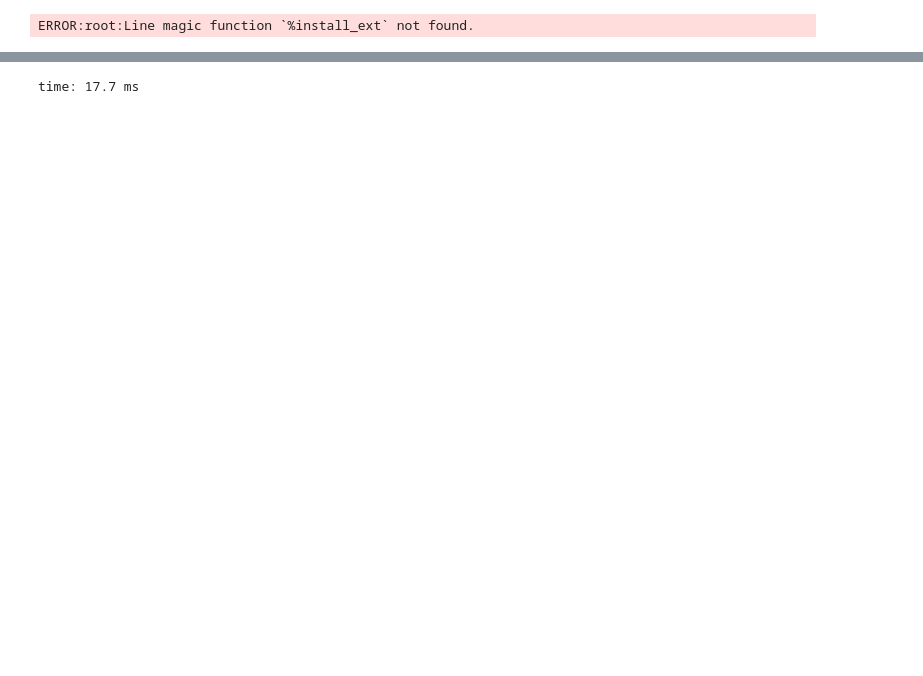
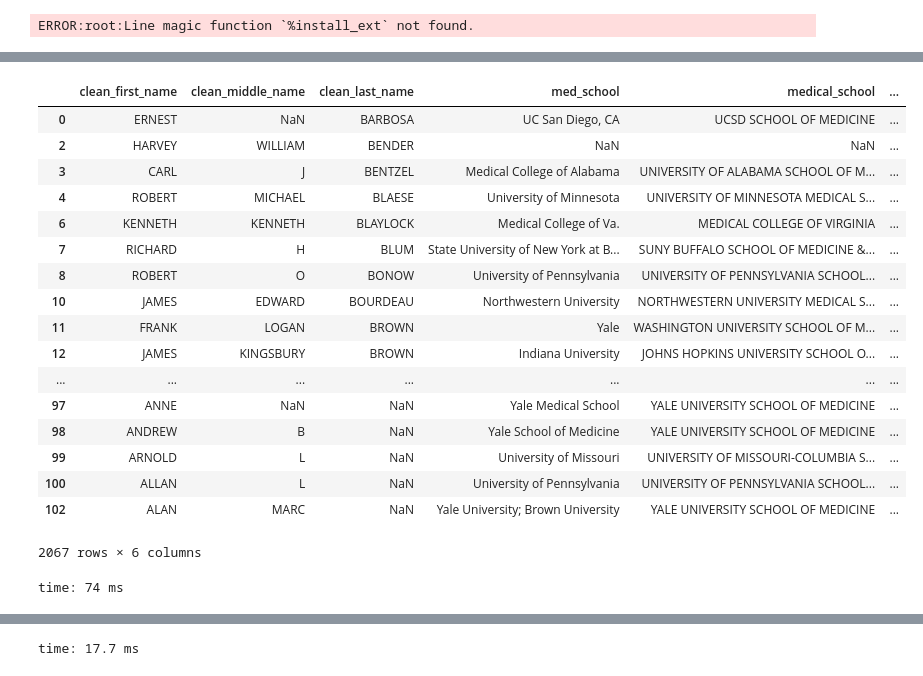
Before and after one commit to Lrraymond13/yellow_beret, a Jupyter notebook: Clean and Merge NIH Associates and Applicants.ipynb, the cells around one changed output, grey strips where cells are left out. Saved outputs shown, nothing was run; the diff lists cells and outputs as text; code cells hidden in the pictures; blank space fills up the shorter version.

```diff
--- a/Clean and Merge NIH Associates and Applicants.ipynb
+++ b/Clean and Merge NIH Associates and Applicants.ipynb
@@ -751,0 +787,22 @@ time: 13.3 s
+# %%
+match7a.loc[match7a.med_school.str.upper()!=match7a.medical_school, NAME_COLS+['med_school', 'medical_school', 'original_medical_school']]
+# %% [output]
+|  | clean_first_name | clean_middle_name | clean_last_name | med_school | medical_school | ... |
+| 0 | ERNEST | NaN | BARBOSA | UC San Diego, CA | UCSD SCHOOL OF MEDICINE | ... |
+| 2 | HARVEY | WILLIAM | BENDER | NaN | NaN | ... |
+| 3 | CARL | J | BENTZEL | Medical College of Alabama | UNIVERSITY OF ALABAMA SCHOOL OF M... | ... |
+| 4 | ROBERT | MICHAEL | BLAESE | University of Minnesota | UNIVERSITY OF MINNESOTA MEDICAL S... | ... |
+| 6 | KENNETH | KENNETH | BLAYLOCK | Medical College of Va. | MEDICAL COLLEGE OF VIRGINIA | ... |
+| 7 | RICHARD | H | BLUM | State University of New York at B... | SUNY BUFFALO SCHOOL OF MEDICINE &... | ... |
+| 8 | ROBERT | O | BONOW | University of Pennsylvania | UNIVERSITY OF PENNSYLVANIA SCHOOL... | ... |
+| 10 | JAMES | EDWARD | BOURDEAU | Northwestern University | NORTHWESTERN UNIVERSITY MEDICAL S... | ... |
+| 11 | FRANK | LOGAN | BROWN | Yale | WASHINGTON UNIVERSITY SCHOOL OF M... | ... |
+| 12 | JAMES | KINGSBURY | BROWN | Indiana University | JOHNS HOPKINS UNIVERSITY SCHOOL O... | ... |
+| ... | ... | ... | ... | ... | ... | ... |
+| 97 | ANNE | NaN | NaN | Yale Medical School | YALE UNIVERSITY SCHOOL OF MEDICINE | ... |
+| 98 | ANDREW | B | NaN | Yale School of Medicine | YALE UNIVERSITY SCHOOL OF MEDICINE | ... |
+| 99 | ARNOLD | L | NaN | University of Missouri | UNIVERSITY OF MISSOURI-COLUMBIA S... | ... |
+| 100 | ALLAN | L | NaN | University of Pennsylvania | UNIVERSITY OF PENNSYLVANIA SCHOOL... | ... |
+| 102 | ALAN | MARC | NaN | Yale University; Brown University | YALE UNIVERSITY SCHOOL OF MEDICINE | ... |
+2067 rows × 6 columns
+time: 74 ms
```
Also changed, not shown: parts of 126 cells of this notebook, 3 other files.
